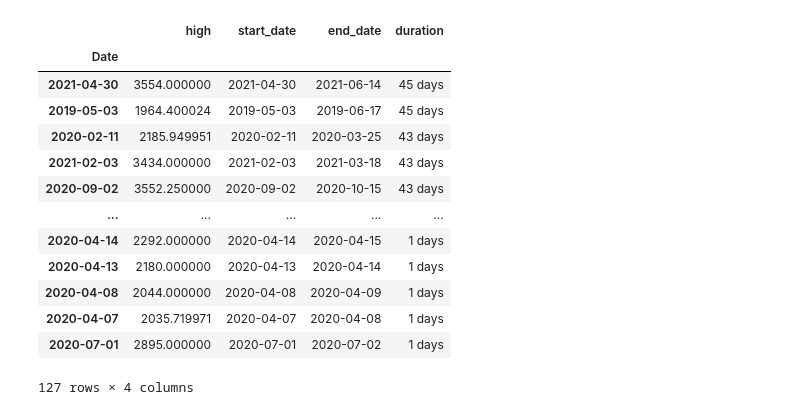
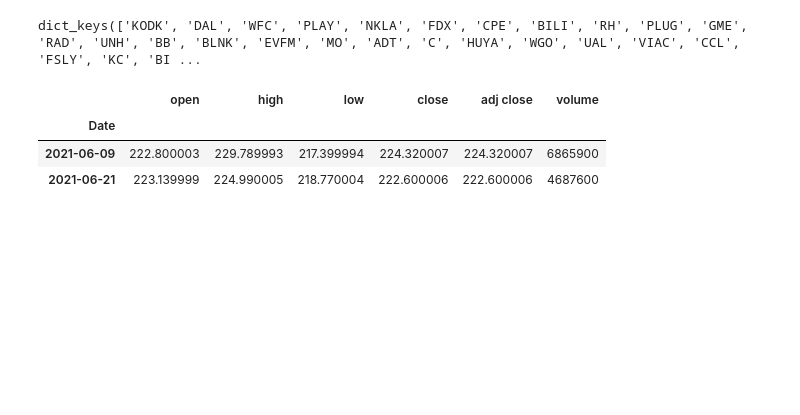
Before and after one commit to liweidong1218/Trading-tools, a Jupyter notebook: Signals/technical analysis/reversal.ipynb, the cells around one changed output. Drawn from its saved outputs; the diff is of its cells as text; code cells hidden in the pictures; blank space fills up the shorter version.

```diff
--- a/Signals/technical analysis/reversal.ipynb
+++ b/Signals/technical analysis/reversal.ipynb
@@ -13,8 +23,3 @@ plt.style.use('seaborn')
-# %%
-start_date = '2019-01-01'
-end_date = '2021-07-02'
-ticker = 'AMZN'
-# spy = get_all_price(ticker, start, end)
 # %%
 class technicalIndicator:
     def __init__(self, ticker, start_date, end_date):
@@ -162,9 +158,30 @@ TI.run(strategy='reversal')
 # %%
-f1 = TI.close_minus_open_filter(0.2, strength = 'weak')
-f2 = TI.open_minus_low_filter(0.1)
-f3 = TI.volume_filter(5)
-f4 = TI.neg_cumret_filter()
-f5 = TI.rsi_filter(periods=5, threshold = 40)
-filtered = TI.df[f1&f2&f3&f4&f5]
+%%time
+ticker_list = pd.read_csv('DLW_stock_all.csv')['Symbol'].to_list()
+start_date = '2021-05-01'
+end_date = '2021-07-20'
 
-persistence_high, persistence_low = TI.persistence()
+result_dict = {}
+n = 1
+for ticker in ticker_list:
+    try:
+        TI = technicalIndicator(ticker, start_date, end_date)
+        TI.run(strategy='reversal')
+
+        f1 = TI.close_minus_open_filter(0.2, strength = 'weak')
+        f2 = TI.open_minus_low_filter(0.1)
+        f3 = TI.volume_filter(5)
+        f4 = TI.neg_cumret_filter()
+        f5 = TI.rsi_filter(periods=5, threshold = 40)
+        filtered = TI.df[f1&f2&f3&f4&f5]
+
+        if filtered.empty:
+            print("{}: {} is empty".format(n, ticker))
+        else:
+            result_dict.update({ticker: filtered})
+            print("{}: {} is done!".format(n, ticker))
+        # persistence_high, persistence_low = TI.persistence()
+        n += 1
+    except:
+        print("Error! {} skipped.".format(ticker))
+        n += 1
@@ -171,20 +240,14 @@ persistence_high, persistence_low = TI.persistence()
-# %%
-persistence_high
-# %% [output]
-|  | high | start_date | end_date | duration |
-| Date |  |  |  |  |
-| 2021-04-30 | 3554.000000 | 2021-04-30 | 2021-06-14 | 45 days |
-| 2019-05-03 | 1964.400024 | 2019-05-03 | 2019-06-17 | 45 days |
-| 2020-02-11 | 2185.949951 | 2020-02-11 | 2020-03-25 | 43 days |
-| 2021-02-03 | 3434.000000 | 2021-02-03 | 2021-03-18 | 43 days |
-| 2020-09-02 | 3552.250000 | 2020-09-02 | 2020-10-15 | 43 days |
-| ... | ... | ... | ... | ... |
-| 2020-04-14 | 2292.000000 | 2020-04-14 | 2020-04-15 | 1 days |
-| 2020-04-13 | 2180.000000 | 2020-04-13 | 2020-04-14 | 1 days |
-| 2020-04-08 | 2044.000000 | 2020-04-08 | 2020-04-09 | 1 days |
-| 2020-04-07 | 2035.719971 | 2020-04-07 | 2020-04-08 | 1 days |
-| 2020-07-01 | 2895.000000 | 2020-07-01 | 2020-07-02 | 1 days |
-127 rows × 4 columns
+# %%
+result_dict.keys()
+# %% [output]
+dict_keys(['KODK', 'DAL', 'WFC', 'PLAY', 'NKLA', 'FDX', 'CPE', 'BILI', 'RH', 'PLUG', 'GME', 'RAD', 'UNH', 'BB', 'BLNK', 'EVFM', 'MO', 'ADT', 'C', 'HUYA', 'WGO', 'UAL', 'VIAC', 'CCL', 'FSLY', 'KC', 'BI ...
+# %%
+result_dict['COIN']
+# %% [output]
+|  | open | high | low | close | adj close | volume |
+| Date |  |  |  |  |  |  |
+| 2021-06-09 | 222.800003 | 229.789993 | 217.399994 | 224.320007 | 224.320007 | 6865900 |
+| 2021-06-21 | 223.139999 | 224.990005 | 218.770004 | 222.600006 | 222.600006 | 4687600 |
 # %%
 technicalIndicator.plot_filtered_date(TI.df, filtered, persistence_high[:5])
 plt.title(ticker + ' reversal pattern')
```
Also changed, not shown: parts of 6 cells of this notebook, 9 other files.
